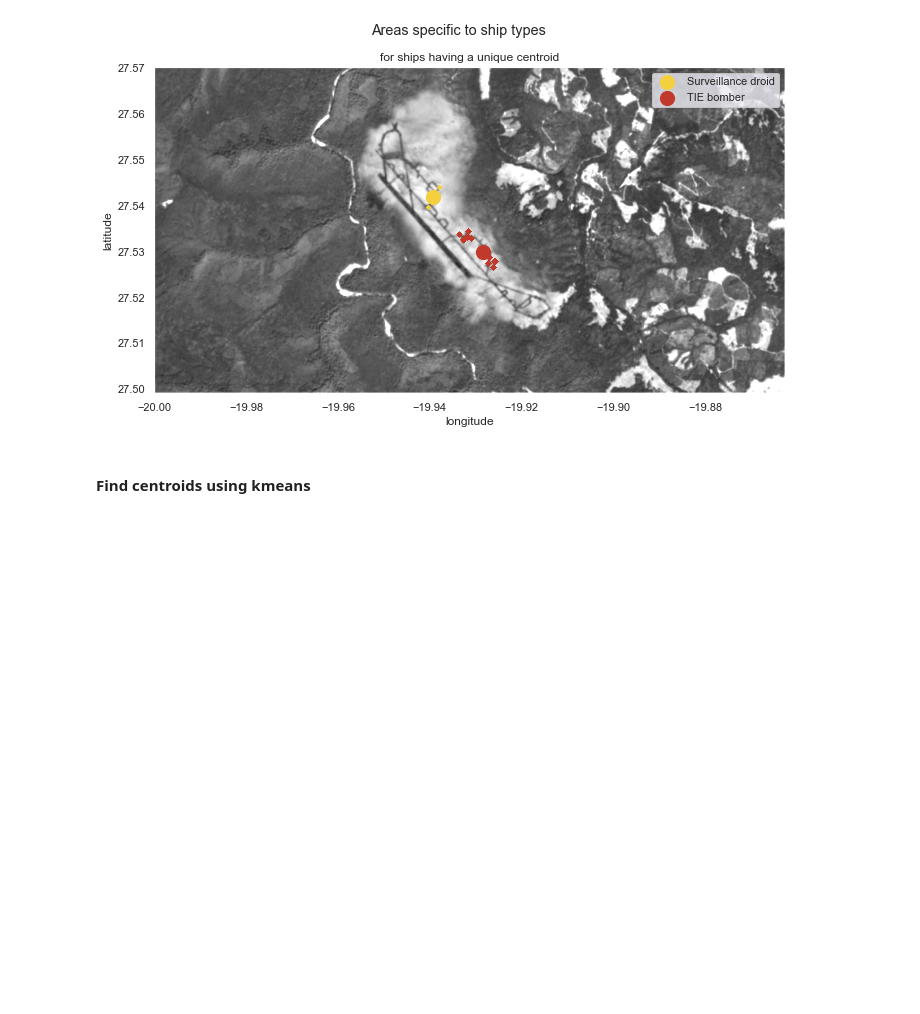
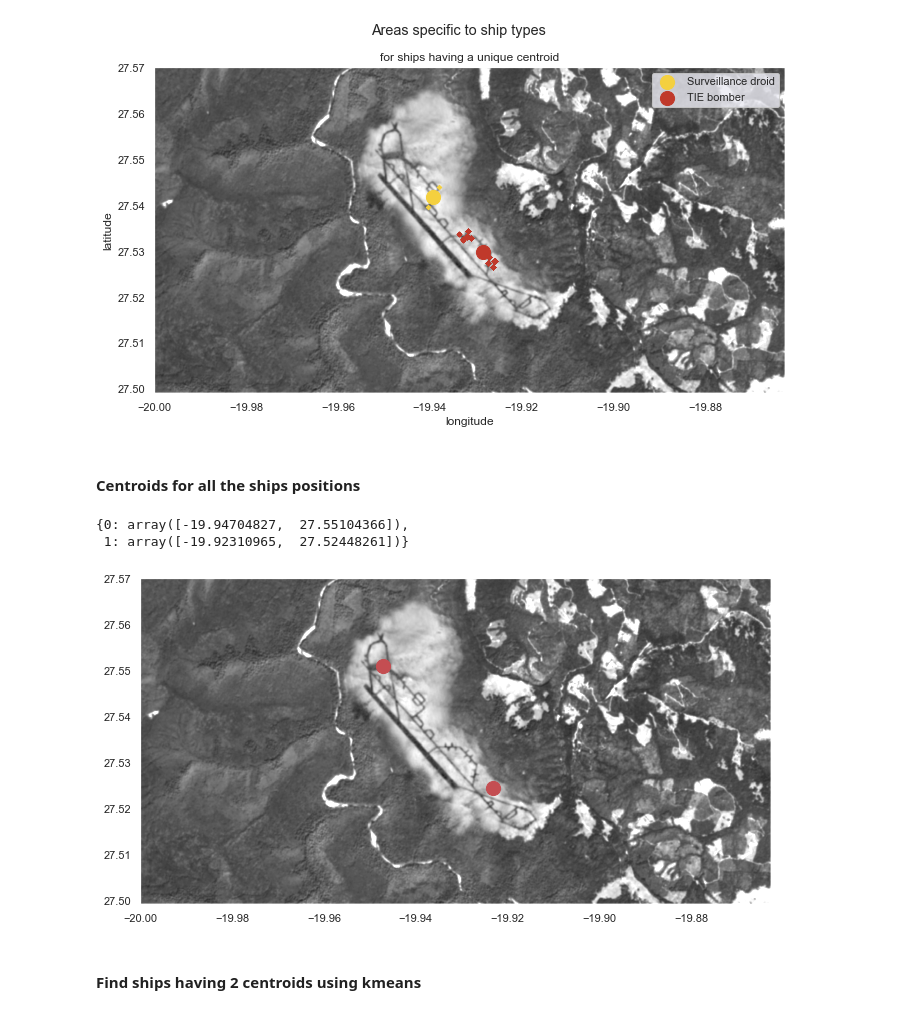
Before and after one commit to AlexisBogroff/geo_challenge, a Jupyter notebook: part_3_2_eda_exploration.ipynb, the cells around one changed output. Cells and saved outputs as stored; diff of their text form; code cells hidden in the pictures; blank space fills up the shorter version.

Commit message:
Add kmeans with k=2 on the whole lon lat data

```diff
--- a/part_3_2_eda_exploration.ipynb
+++ b/part_3_2_eda_exploration.ipynb
@@ -392,3 +392,5 @@ plt.ylabel('latitude')
 plt.show()
 # %% [output]
 [figure]
+# %% [markdown]
+#### Centroids for all the ships positions
@@ -395,2 +418,39 @@ plt.show()
+# %%
+# Init centroids
+X = data[['lon', 'lat']]
+
+K = 2
+clusters2 = {}
+for i in range(K):
+    clusters2[i] = []
+
+centroids2 = {}
+for i in range(K):
+    centroids2[i] = X.iloc[i]
+
+clusters2 = recalculate_clusters(X=X, centroids=centroids2, k=K)
+centroids2 = recalculate_centroids(centroids=centroids2, clusters=clusters2, k=K)
+# %%
+# Iterate multiple times to make centroids converge
+for i in range(2):
+    clusters2 = recalculate_clusters(X=X, centroids=centroids2, k=K)
+    centroids2 = recalculate_centroids(centroids=centroids2, clusters=clusters2, k=K)
+
+centroids2
+# %% [output]
+{0: array([-19.94704827,  27.55104366]),
+ 1: array([-19.92310965,  27.52448261])}
+# %%
+plt.figure(figsize=(12, 6))
+# Draw background
+plt.imshow(img_arr, zorder=.5, cmap='gray', vmin=0, vmax=180, extent=raster.extent)
+
+# Add ships centroids positions (computed using kmeans)
+for i in centroids2:
+    plt.scatter(centroids2[i][0], centroids2[i][1], c='r', s=200)
+
+plt.show()
+# %% [output]
+[figure, added]
 # %% [markdown]
-#### Find centroids using kmeans
+#### Find ships having 2 centroids using kmeans
```
Also changed, not shown: parts of 1 cell of this notebook.
